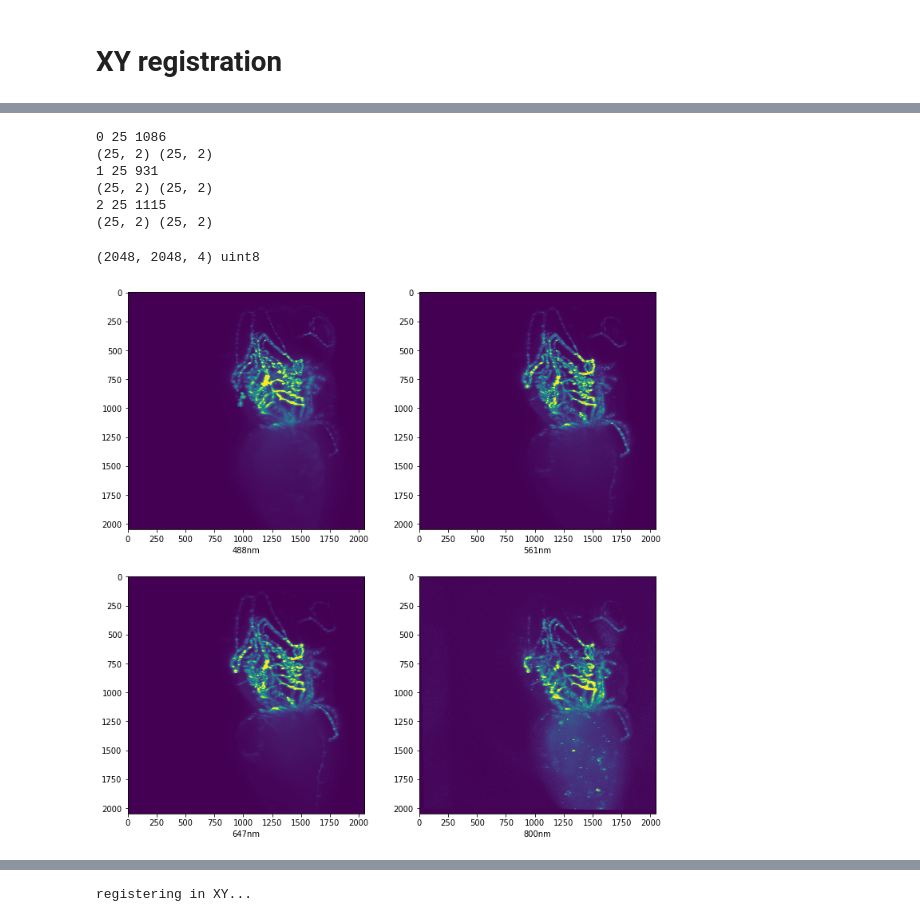
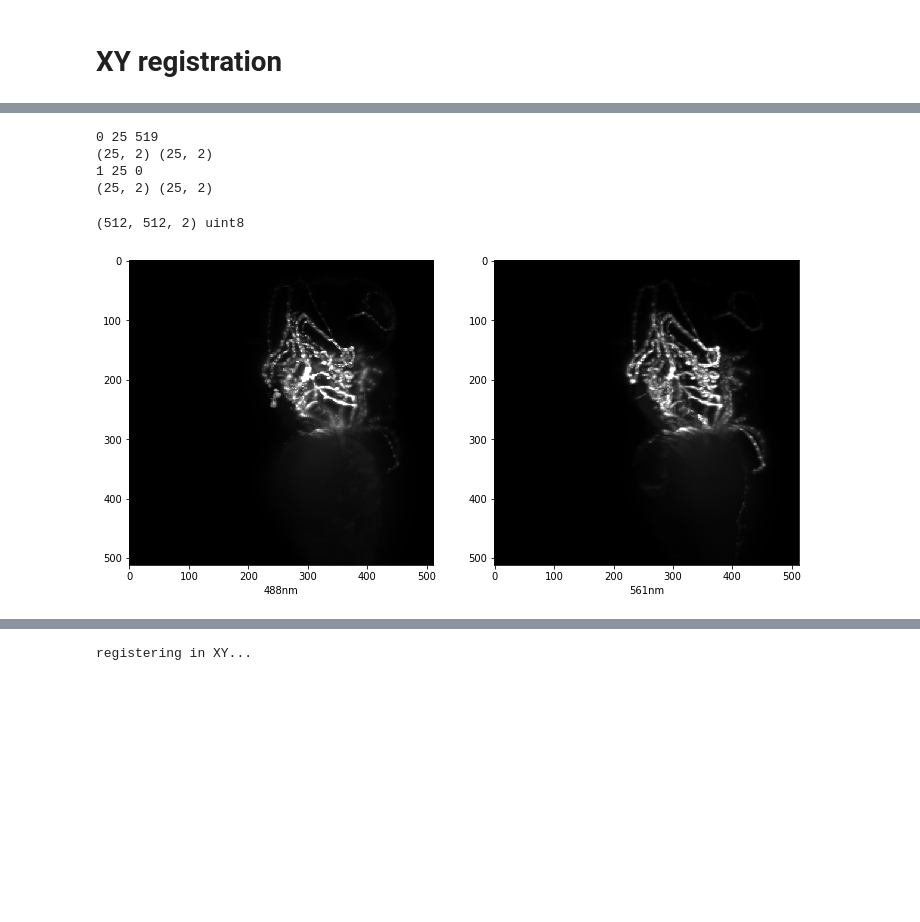
Before and after one commit to Nikoula86/3D_channel_SIFT, a Jupyter notebook: testSIFT.ipynb, the cells around one changed output, grey strips where cells are left out. Saved outputs shown, nothing was run; the diff lists cells and outputs as text; code cells hidden in the pictures; blank space fills up the shorter version.

```diff
--- a/testSIFT.ipynb
+++ b/testSIFT.ipynb
@@ -63,7 +64,7 @@ Max proj shape:  (2048, 2048, 4)
 Max proj type:  uint8
 Max proj memory:  1.1920928955078125e-07
 # %%
-fig,ax=plt.subplots(figsize=(12,12),nrows=2,ncols=2)
+fig,ax=plt.subplots(figsize=(12,12),nrows=1,ncols=2)
 ax=ax.flatten()
 
 ch = ['488nm','561nm','647nm','800nm']
@@ -79,5 +80,5 @@ for i in range(mipZ.shape[-1]):
 # %%
-fig,ax=plt.subplots(figsize=(12,12),nrows=2,ncols=2)
+fig,ax=plt.subplots(figsize=(12,12),nrows=1,ncols=2)
 ax=ax.flatten()
 ch = ['488nm','561nm','647nm','800nm']
 
@@ -92,15 +93,15 @@ for i in range(mipZ.shape[-1]):
 # %%
-fig,ax=plt.subplots(figsize=(12,18),nrows=3,ncols=1)
+fig,ax=plt.subplots(figsize=(12,18),nrows=2,ncols=1)
 ax=ax.flatten()
 ch = ['488nm','561nm','647nm','800nm']
 
 bf = cv2.BFMatcher(cv2.NORM_L2,crossCheck=True)
 
 matches = [[],[],[]]
-for i in range(mipZ.shape[-1]-1):
-    m=bf.match(desc[0],desc[i+1])
+for i in range(mipZ.shape[-1]):
+    m=bf.match(desc[0],desc[i])
     m=sorted(m,key=lambda x: x.distance)
     matches[i]=m[:25]
-    img=cv2.drawMatches(mipZ[...,0],kp[0],mipZ[...,i+1],kp[i+1],matches[i],mipZ[...,i+1].copy(),flags=2)
+    img=cv2.drawMatches(mipZ[...,0],kp[0],mipZ[...,i],kp[i],matches[i],mipZ[...,i].copy(),flags=2)
     ax[i].imshow(img)
 # %% [output]
@@ -111,10 +112,10 @@ source:
 https://www.learnopencv.com/image-alignment-feature-based-using-opencv-c-python/
 '''
 
-h = [np.eye(3),None,None,None]
-mask = [None,None,None]
+h = [None,None,None,None]
+mask = [None,None,None,None]
 
-for i in range(mipZ.shape[-1]-1):
+for i in range(mipZ.shape[-1]):
     print(i,len(matches[i]),len(kp[i+1]))
     m = matches[i]
     p1 = np.zeros((len(m),2),dtype=np.float32)
@@ -123,29 +124,27 @@ for i in range(mipZ.shape[-1]-1):
     for j, match in enumerate(m):
 #        print(j)
         p1[j,:]=kp[0][match.queryIdx].pt
-        p2[j,:]=kp[i+1][match.trainIdx].pt
-    h[i+1],mask[i]=cv2.findHomography(p2,p1,cv2.RANSAC)
+        p2[j,:]=kp[i][match.trainIdx].pt
+    h[i],mask[i]=cv2.findHomography(p2,p1,cv2.RANSAC)
 del mask
 # %% [output]
-0 25 1086
+0 25 519
 (25, 2) (25, 2)
-1 25 931
+1 25 0
 (25, 2) (25, 2)
-2 25 1115
-(25, 2) (25, 2)
 # %%
 mipZ_XYReg = 0*mipZ
 height,width=mipZ[...,0].shape
 for i in range(mipZ.shape[-1]):
     mipZ_XYReg[...,i]=cv2.warpPerspective(mipZ[...,i],h[i],(width,height))
 # %%
-fig,ax=plt.subplots(figsize=(12,12),nrows=2,ncols=2)
+fig,ax=plt.subplots(figsize=(12,12),nrows=1,ncols=2)
 ax=ax.flatten()
 ch = ['488nm','561nm','647nm','800nm']
 for i in range(mipZ_XYReg.shape[-1]):
-    ax[i].imshow(mipZ_XYReg[...,i])
+    ax[i].imshow(mipZ_XYReg[...,i],cmap='gray')
     ax[i].set_xlabel(ch[i])
 print(mipZ_XYReg.shape,mipZ_XYReg.dtype)
 # %% [output]
-(2048, 2048, 4) uint8
+(512, 512, 2) uint8
-[figure, old version]
+[figure, new version]
```
Also changed, not shown: parts of 26 cells of this notebook.
